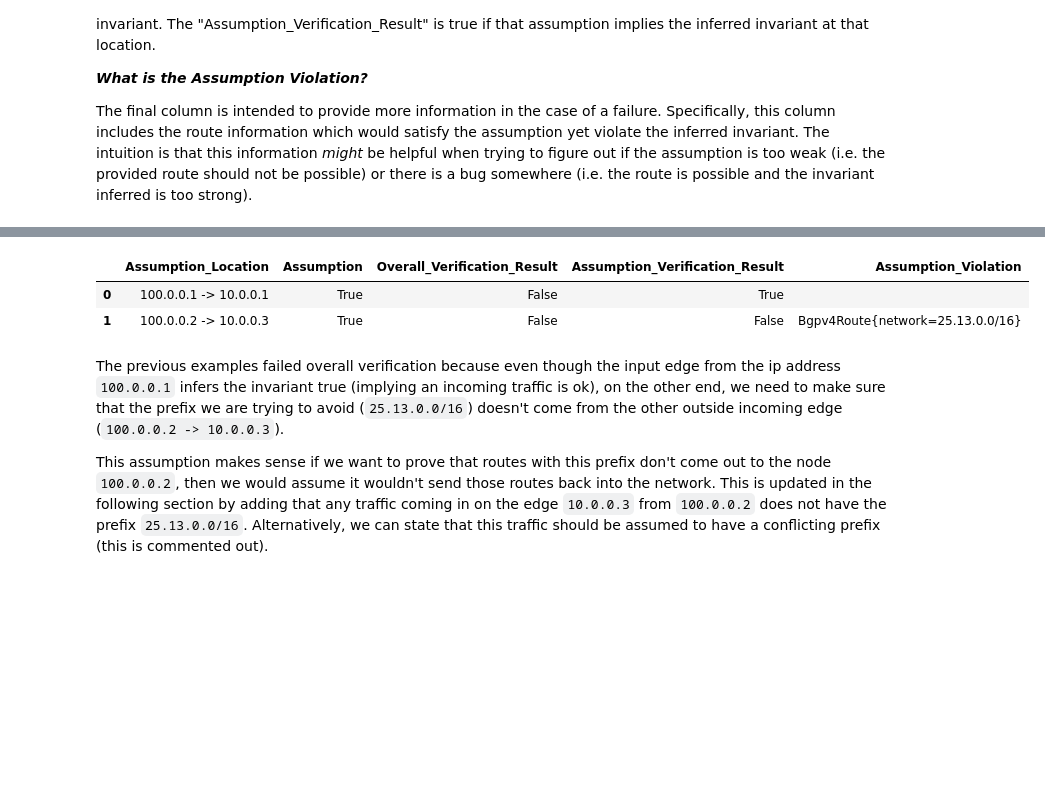
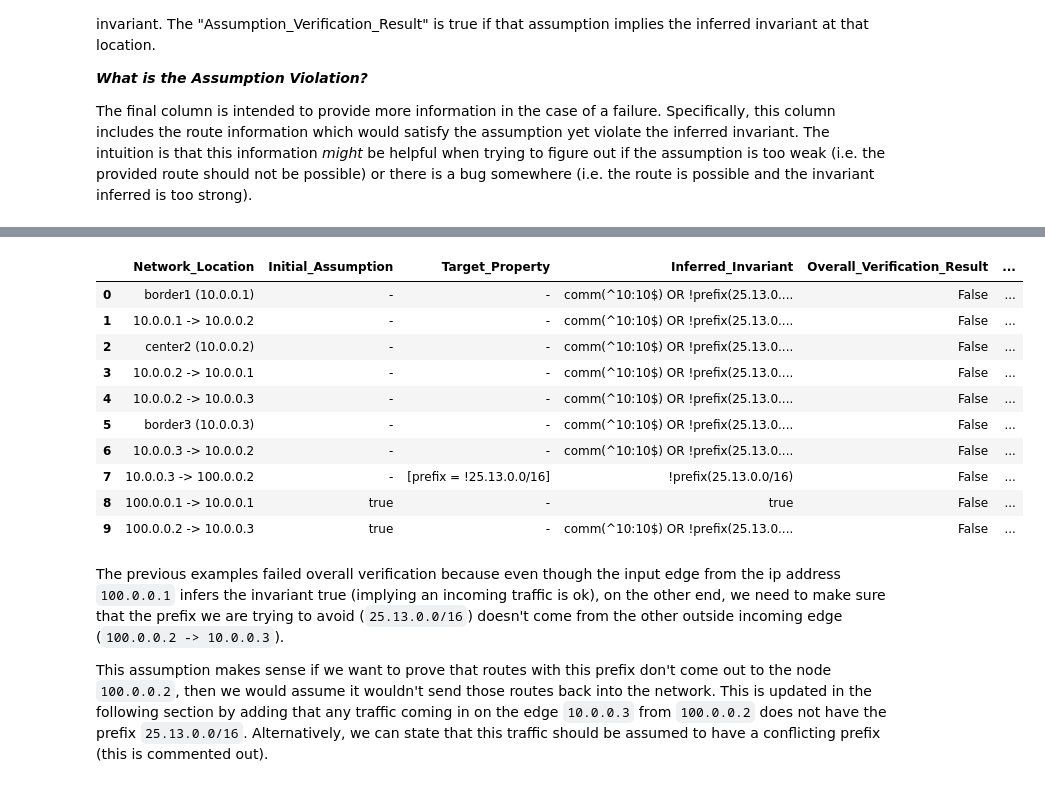
Before and after one commit to ana-brendel/batfish, a Jupyter notebook: verification/VerificationExamples.ipynb, the cells around one changed output, grey strips where cells are left out. Saved outputs shown, nothing was run; the diff lists cells and outputs as text; code cells hidden in the pictures; blank space fills up the shorter version.

```diff
--- a/verification/VerificationExamples.ipynb
+++ b/verification/VerificationExamples.ipynb
@@ -50,23 +50,25 @@ def create(networkName:str,snapshotName:str,snapshotPath:str):
     return bf
 
 # This function is what includes the call to the pybatfish verification question
-def runVerificationQuestion(bf,query:VerificationQuery):
+def runVerificationQuestion(bf,readable,query:VerificationQuery):
     formatted = query.format()
     if formatted["assumption_locations"] == "":
         result = bf.q.verify(
             target=formatted["target"],
-            location=formatted["location"]).answer()
+            location=formatted["location"],
+            readable=readable).answer()
     else:
         result = bf.q.verify(
             target=formatted["target"],
             location=formatted["location"],
             assumption_locations=formatted["assumption_locations"],
-            assumptions=formatted["assumptions"]).answer()
+            assumptions=formatted["assumptions"],
+            readable=readable).answer()
     return result.frame()
 
-def runAndDisplay(networkName:str,snapshotName:str,snapshotPath:str,query:VerificationQuery):
+def runAndDisplay(networkName:str,snapshotName:str,snapshotPath:str,query:VerificationQuery,readable=False):
     bf = create(networkName,snapshotName,snapshotPath)
-    verificationResult = runVerificationQuestion(bf,query)
+    verificationResult = runVerificationQuestion(bf,readable,query)
     show(verificationResult)
 # %% [markdown]
 ## Example One
@@ -76,14 +78,24 @@ This example is a simple three-node network which is shown below. The property t
 # %%
 networkName = "exampleOne_network"
 snapshotName = "exampleOne_snapshot"
 snapshotPath = "snapshots/exampleOne"
 target = LocationPropertyPair(location="10.0.0.3 -> 100.0.0.2",property=[Clause(communities=[],prefixes=["!25.13.0.0/16"])])
 query = VerificationQuery(target=target,assumptions=[])
-runAndDisplay(networkName,snapshotName,snapshotPath,query)
+# Readable parameter at end is optional (default is false), indicates whether or not strings will be displayed for all inferred invariants
+# Optional because with a lot of locations, this might take more time as the
+runAndDisplay(networkName,snapshotName,snapshotPath,query,readable=True)
 # %% [output]
-|  | Assumption_Location | Assumption | Overall_Verification_Result | Assumption_Verification_Result | Assumption_Violation |
-| 0 | 100.0.0.1 -> 10.0.0.1 | True | False | True |  |
-| 1 | 100.0.0.2 -> 10.0.0.3 | True | False | False | Bgpv4Route{network=25.13.0.0/16} |
+|  | Network_Location | Initial_Assumption | Target_Property | Inferred_Invariant | Overall_Verification_Result | ... |
+| 0 | border1 (10.0.0.1) | - | - | comm(^10:10$) OR !prefix(25.13.0.... | False | ... |
+| 1 | 10.0.0.1 -> 10.0.0.2 | - | - | comm(^10:10$) OR !prefix(25.13.0.... | False | ... |
+| 2 | center2 (10.0.0.2) | - | - | comm(^10:10$) OR !prefix(25.13.0.... | False | ... |
+| 3 | 10.0.0.2 -> 10.0.0.1 | - | - | comm(^10:10$) OR !prefix(25.13.0.... | False | ... |
+| 4 | 10.0.0.2 -> 10.0.0.3 | - | - | comm(^10:10$) OR !prefix(25.13.0.... | False | ... |
+| 5 | border3 (10.0.0.3) | - | - | comm(^10:10$) OR !prefix(25.13.0.... | False | ... |
+| 6 | 10.0.0.3 -> 10.0.0.2 | - | - | comm(^10:10$) OR !prefix(25.13.0.... | False | ... |
+| 7 | 10.0.0.3 -> 100.0.0.2 | - | [prefix = !25.13.0.0/16] | !prefix(25.13.0.0/16) | False | ... |
+| 8 | 100.0.0.1 -> 10.0.0.1 | true | - | true | False | ... |
+| 9 | 100.0.0.2 -> 10.0.0.3 | true | - | comm(^10:10$) OR !prefix(25.13.0.... | False | ... |
 # %% [markdown]
 The previous examples failed overall verification because even though the input edge from the ip address `100.0.0.1` infers the invariant true (implying an incoming traffic is ok), on the other end, we need to make sure that the prefix we are trying to avoid (`25.13.0.0/16`) doesn't come from the other outside incoming edge (`100.0.0.2 -> 10.0.0.3`).
 
```
Also changed, not shown: parts of 9 cells of this notebook, 23 other files.
